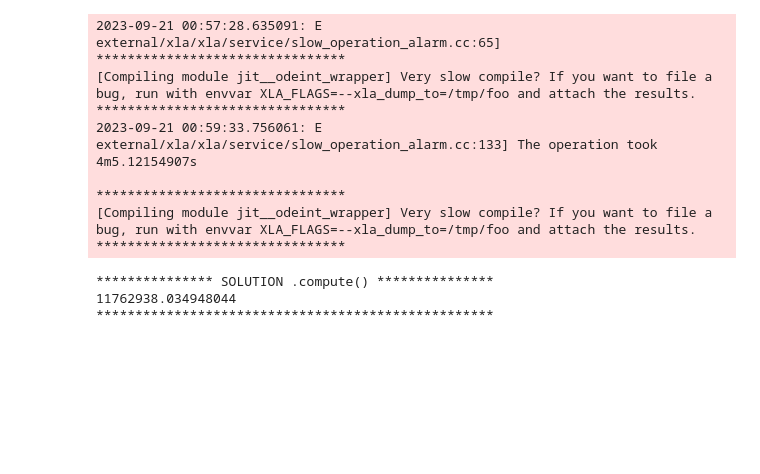
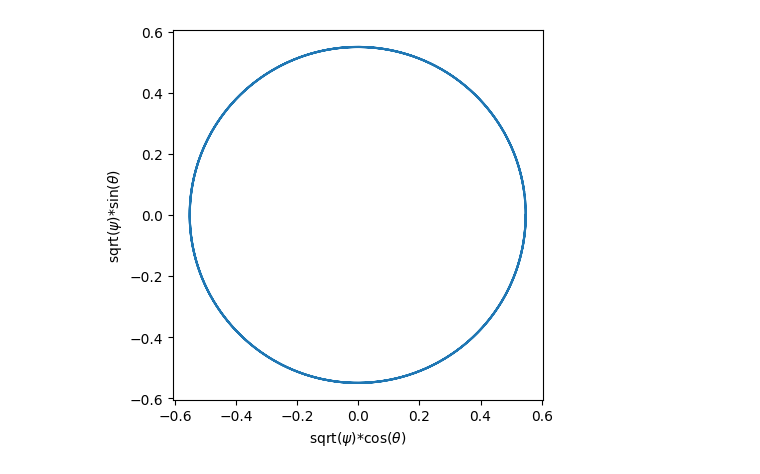
Before and after one commit to joaopedrobiu6/DPS, a Jupyter notebook: desc/ParticleTracer.ipynb, the cells around one changed output. Saved outputs shown, nothing was run; the diff lists cells and outputs as text; code cells hidden in the pictures; blank space fills up the shorter version.

```diff
--- a/desc/ParticleTracer.ipynb
+++ b/desc/ParticleTracer.ipynb
@@ -19,8 +12,8 @@ eq._current = None
 # %%
 # Energy and Mass info
 Energy_eV = 1
-Proton_Mass = 1.673e-27
-Proton_Charge = 1.6e-19
+Proton_Mass = scipy.constants.proton_mass
+Proton_Charge = scipy.constants.elementary_charge
 
 Energy_SI = Energy_eV*Proton_Charge
 
@@ -29,15 +22,15 @@ Mass = 4*Proton_Mass
 Charge = 2*Proton_Charge
 
 # Initial State
-psi_i = 0.8
-zeta_i = 0.1
-theta_i = 0.2
+psi_i = 0.3
+zeta_i = 0
+theta_i = 0
 vpar_i = 0.7*jnp.sqrt(2*Energy_SI/Mass)
 ini_cond = [float(psi_i), theta_i, zeta_i, float(vpar_i)]
 
 # Time
 tmin = 0
-tmax = 1e-5
+tmax = 0.01
 nt = 2000
 time = jnp.linspace(tmin, tmax, nt)
 
@@ -62,17 +70,0 @@ KeyboardInterrupt:
-# %%
-print("*************** SOLUTION .compute() ***************")
-print(solution)
-print("***************************************************")
-# %% [output]
-2023-09-21 00:57:28.635091: E external/xla/xla/service/slow_operation_alarm.cc:65]
-********************************
-[Compiling module jit__odeint_wrapper] Very slow compile? If you want to file a bug, run with envvar XLA_FLAGS=--xla_dump_to=/tmp/foo and attach the results.
-********************************
-2023-09-21 00:59:33.756061: E external/xla/xla/service/slow_operation_alarm.cc:133] The operation took 4m5.12154907s
-
-********************************
-[Compiling module jit__odeint_wrapper] Very slow compile? If you want to file a bug, run with envvar XLA_FLAGS=--xla_dump_to=/tmp/foo and attach the results.
-********************************
-*************** SOLUTION .compute() ***************
-11762938.034948044
-***************************************************
@@ -78,0 +88,20 @@ print("***************************************************")
+# %%
+import matplotlib.pyplot as plt
+import numpy as np
+fig, ax = plt.subplots()
+
+#create simple line plot
+
+ax.plot(np.sqrt(solution[:, 0]) * np.cos(solution[:, 1]), np.sqrt(solution[:, 0]) * np.sin(solution[:, 1]))
+
+#set aspect ratio to 1
+ratio = 1.0
+x_left, x_right = ax.get_xlim()
+y_low, y_high = ax.get_ylim()
+ax.set_aspect("equal", adjustable='box')
+
+plt.xlabel(r'sqrt($\psi$)*cos($\theta$)')
+plt.ylabel(r'sqrt($\psi$)*sin($\theta$)')
+plt.show()
+# %% [output]
+[figure, added]
```
Also changed, not shown: parts of 8 cells of this notebook, 1 other file.
